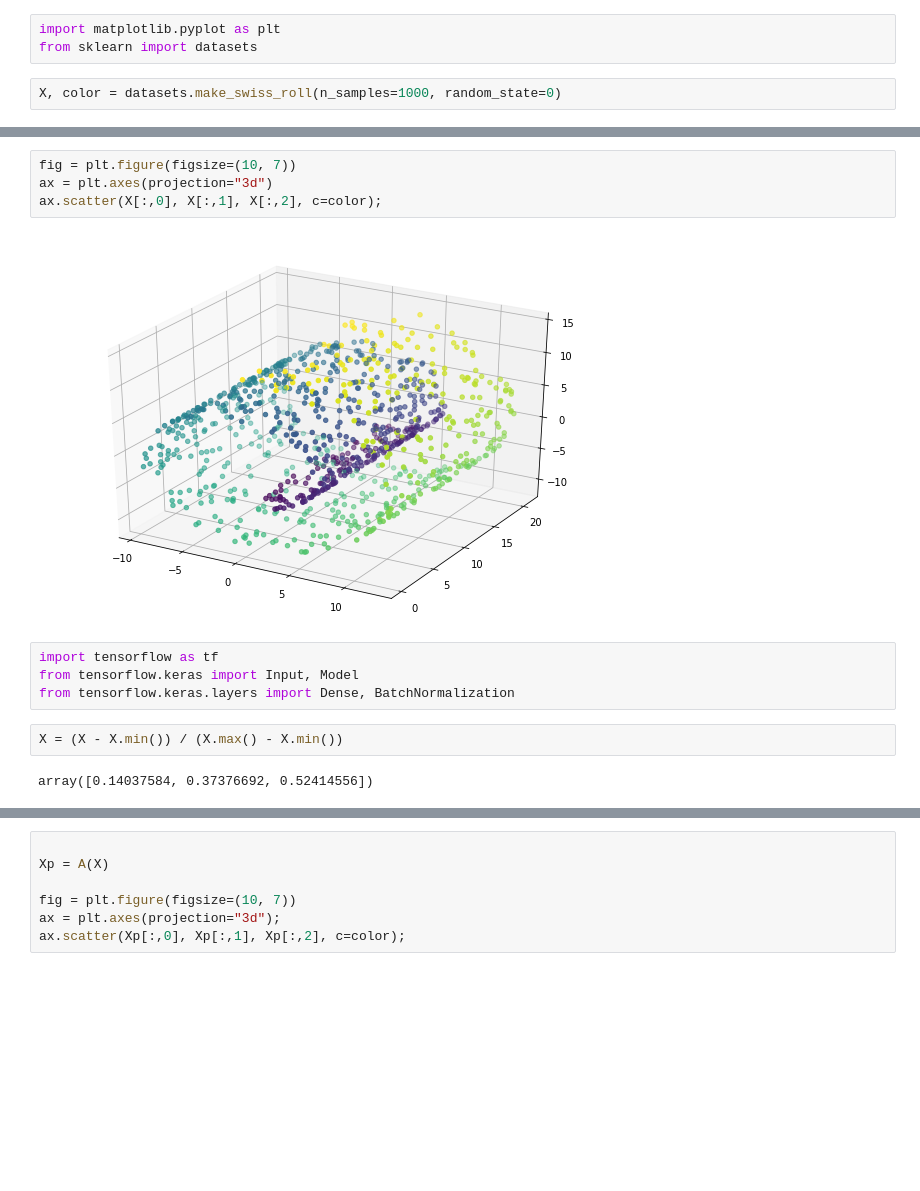
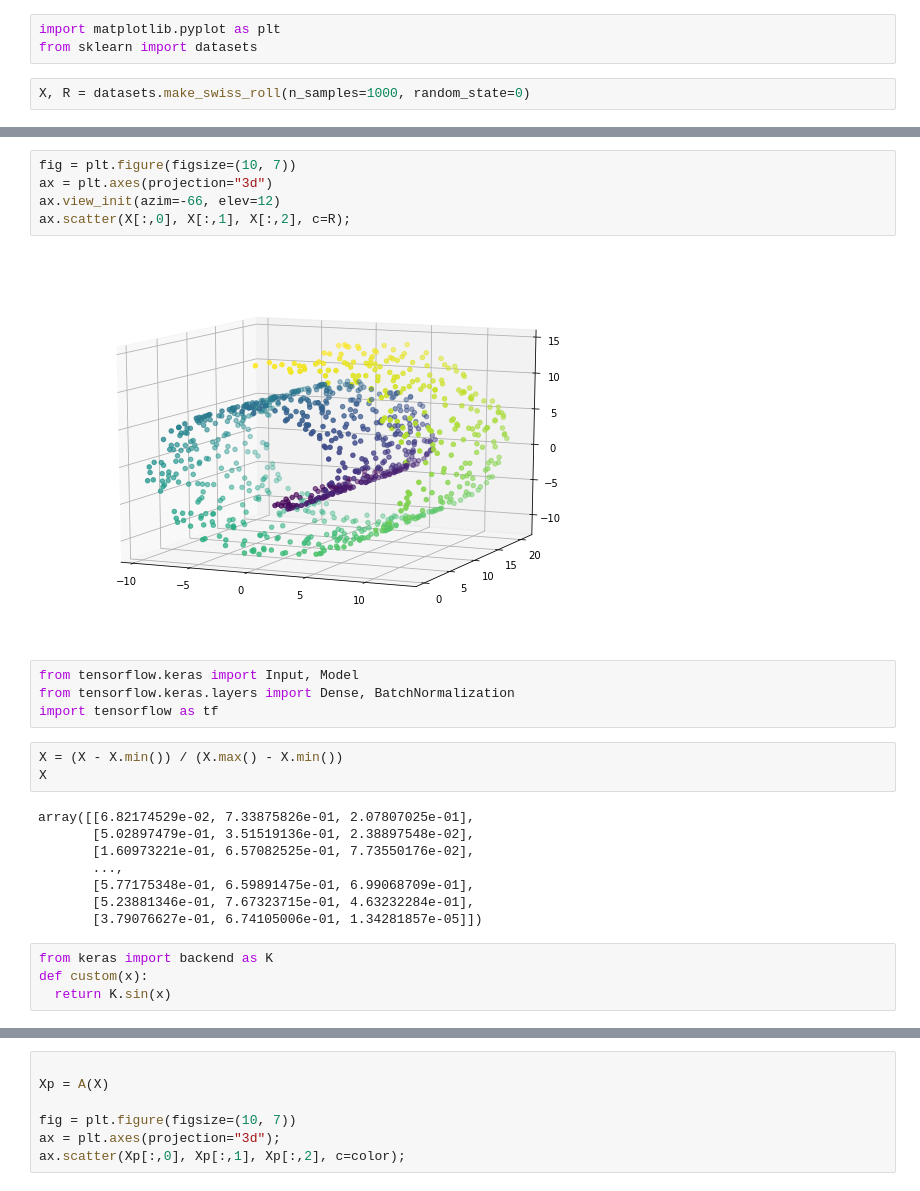
Before and after one commit to unverciftci/derin_ogrenme_notlari, a Jupyter notebook: SwissRoll.ipynb, the cells around one changed output, grey strips where cells are left out. Cells and saved outputs as stored; diff of their text form; blank space fills up the shorter version.

```diff
--- a/SwissRoll.ipynb
+++ b/SwissRoll.ipynb
@@ -4,4 +4,4 @@
 import matplotlib.pyplot as plt
 from sklearn import datasets
 # %%
-X, color = datasets.make_swiss_roll(n_samples=1000, random_state=0)
+X, R = datasets.make_swiss_roll(n_samples=1000, random_state=0)
@@ -8,17 +38,29 @@ X, color = datasets.make_swiss_roll(n_samples=1000, random_state=0)
 # %%
 fig = plt.figure(figsize=(10, 7))
 ax = plt.axes(projection="3d")
-ax.scatter(X[:,0], X[:,1], X[:,2], c=color);
+ax.view_init(azim=-66, elev=12)
+ax.scatter(X[:,0], X[:,1], X[:,2], c=R);
 # %% [output]
-[figure, old version]
+[figure, new version]
 # %%
-import tensorflow as tf
 from tensorflow.keras import Input, Model
 from tensorflow.keras.layers import Dense, BatchNormalization
+import tensorflow as tf
 # %%
 X = (X - X.min()) / (X.max() - X.min())
+X
 # %% [output]
-array([0.14037584, 0.37376692, 0.52414556])
+array([[6.82174529e-02, 7.33875826e-01, 2.07807025e-01],
+       [5.02897479e-01, 3.51519136e-01, 2.38897548e-02],
+       [1.60973221e-01, 6.57082525e-01, 7.73550176e-02],
+       ...,
+       [5.77175348e-01, 6.59891475e-01, 6.99068709e-01],
+       [5.23881346e-01, 7.67323715e-01, 4.63232284e-01],
+       [3.79076627e-01, 6.74105006e-01, 1.34281857e-05]])
+# %%
+from keras import backend as K
+def custom(x):
+  return K.sin(x)
 # %%
 x = Input(shape=(3,))
 
```
Also changed, not shown: parts of 5 cells of this notebook.
